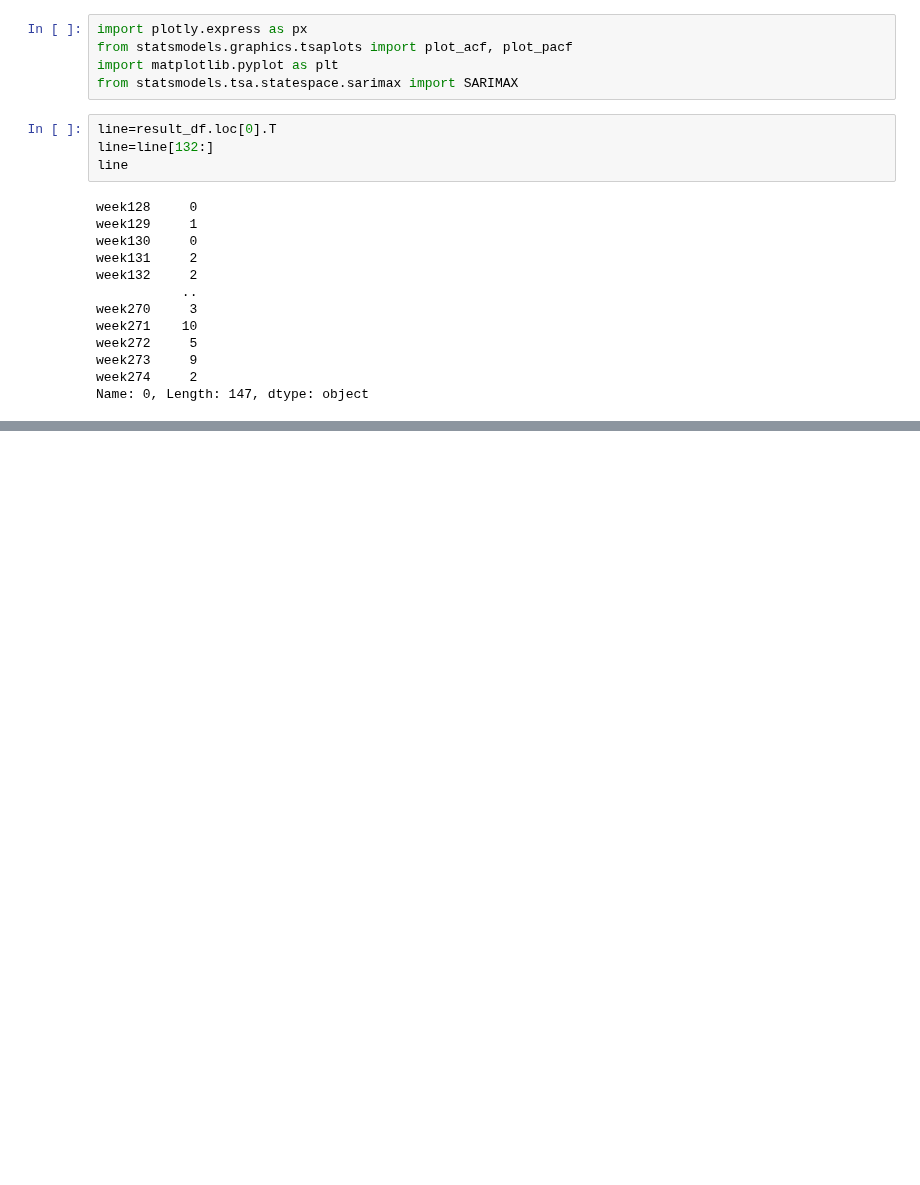
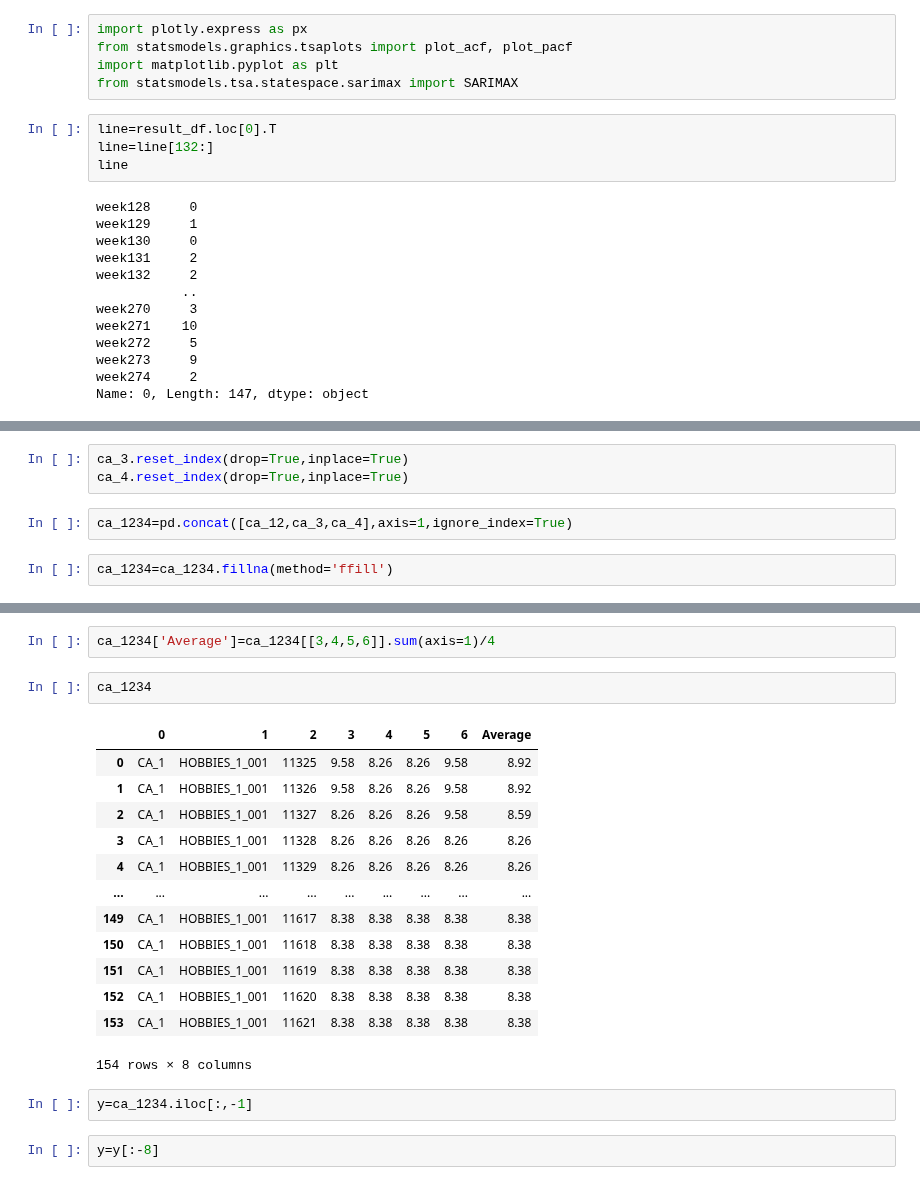
Before and after one commit to aaronmonash24/FYP, a Jupyter notebook: Model/Price_Elasticity_Model.ipynb, the cells around one changed output, grey strips where cells are left out. Saved outputs shown, nothing was run; the diff lists cells and outputs as text; blank space fills up the shorter version.

```diff
--- a/Model/Price_Elasticity_Model.ipynb
+++ b/Model/Price_Elasticity_Model.ipynb
@@ -724,0 +845,7 @@ Notes:
+# %%
+ca_3.reset_index(drop=True,inplace=True)
+ca_4.reset_index(drop=True,inplace=True)
+# %%
+ca_1234=pd.concat([ca_12,ca_3,ca_4],axis=1,ignore_index=True)
+# %%
+ca_1234=ca_1234.fillna(method='ffill')
@@ -724,0 +868,22 @@ Notes:
+# %%
+ca_1234['Average']=ca_1234[[3,4,5,6]].sum(axis=1)/4
+# %%
+ca_1234
+# %% [output]
+|  | 0 | 1 | 2 | 3 | 4 | 5 | 6 | Average |
+| 0 | CA_1 | HOBBIES_1_001 | 11325 | 9.58 | 8.26 | 8.26 | 9.58 | 8.92 |
+| 1 | CA_1 | HOBBIES_1_001 | 11326 | 9.58 | 8.26 | 8.26 | 9.58 | 8.92 |
+| 2 | CA_1 | HOBBIES_1_001 | 11327 | 8.26 | 8.26 | 8.26 | 9.58 | 8.59 |
+| 3 | CA_1 | HOBBIES_1_001 | 11328 | 8.26 | 8.26 | 8.26 | 8.26 | 8.26 |
+| 4 | CA_1 | HOBBIES_1_001 | 11329 | 8.26 | 8.26 | 8.26 | 8.26 | 8.26 |
+| ... | ... | ... | ... | ... | ... | ... | ... | ... |
+| 149 | CA_1 | HOBBIES_1_001 | 11617 | 8.38 | 8.38 | 8.38 | 8.38 | 8.38 |
+| 150 | CA_1 | HOBBIES_1_001 | 11618 | 8.38 | 8.38 | 8.38 | 8.38 | 8.38 |
+| 151 | CA_1 | HOBBIES_1_001 | 11619 | 8.38 | 8.38 | 8.38 | 8.38 | 8.38 |
+| 152 | CA_1 | HOBBIES_1_001 | 11620 | 8.38 | 8.38 | 8.38 | 8.38 | 8.38 |
+| 153 | CA_1 | HOBBIES_1_001 | 11621 | 8.38 | 8.38 | 8.38 | 8.38 | 8.38 |
+154 rows × 8 columns
+# %%
+y=ca_1234.iloc[:,-1]
+# %%
+y=y[:-8]
```
Also changed, not shown: parts of 124 cells of this notebook.
